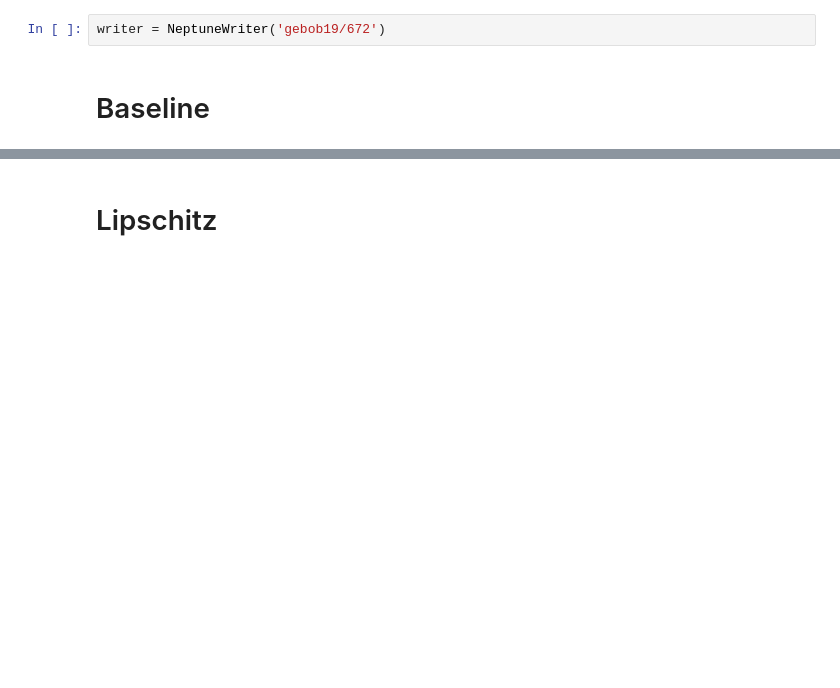
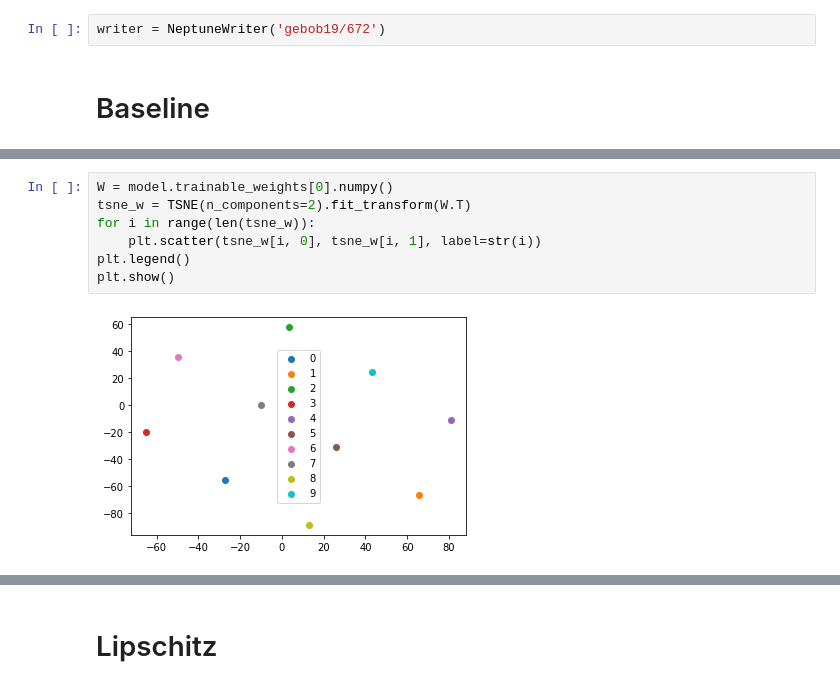
Before and after one commit to gebob19/NeuralNetworkRegularization, a Jupyter notebook: main.ipynb, the cells around one changed output, grey strips where cells are left out. Cells and saved outputs as stored; diff of their text form; blank space fills up the shorter version.

```diff
--- a/main.ipynb
+++ b/main.ipynb
@@ -196,0 +158,9 @@ https://ui.neptune.ai/gebob19/672/e/672-5
+# %%
+W = model.trainable_weights[0].numpy()
+tsne_w = TSNE(n_components=2).fit_transform(W.T)
+for i in range(len(tsne_w)):
+    plt.scatter(tsne_w[i, 0], tsne_w[i, 1], label=str(i))
+plt.legend()
+plt.show()
+# %% [output]
+[figure, added]
```
Also changed, not shown: parts of 9 cells of this notebook, 3 other files.
